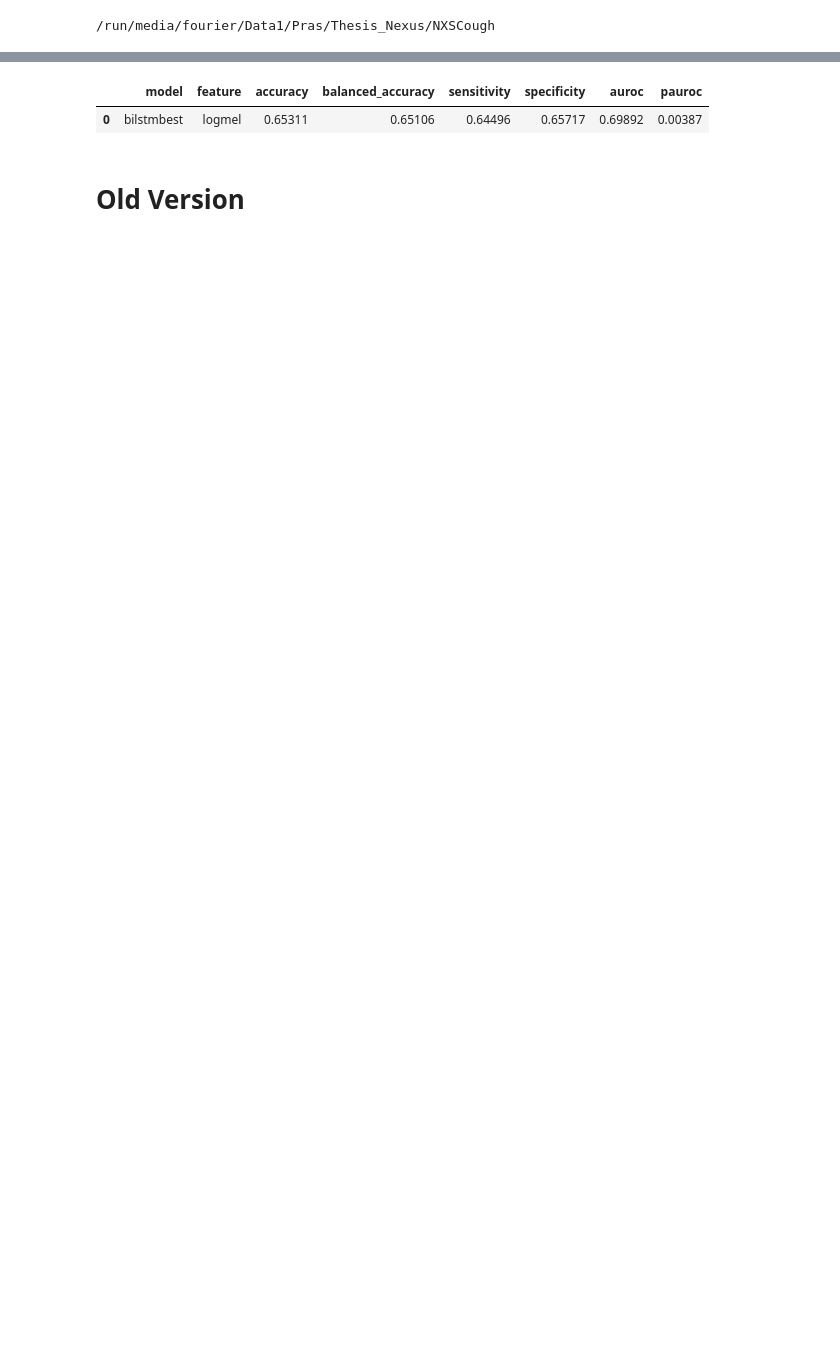
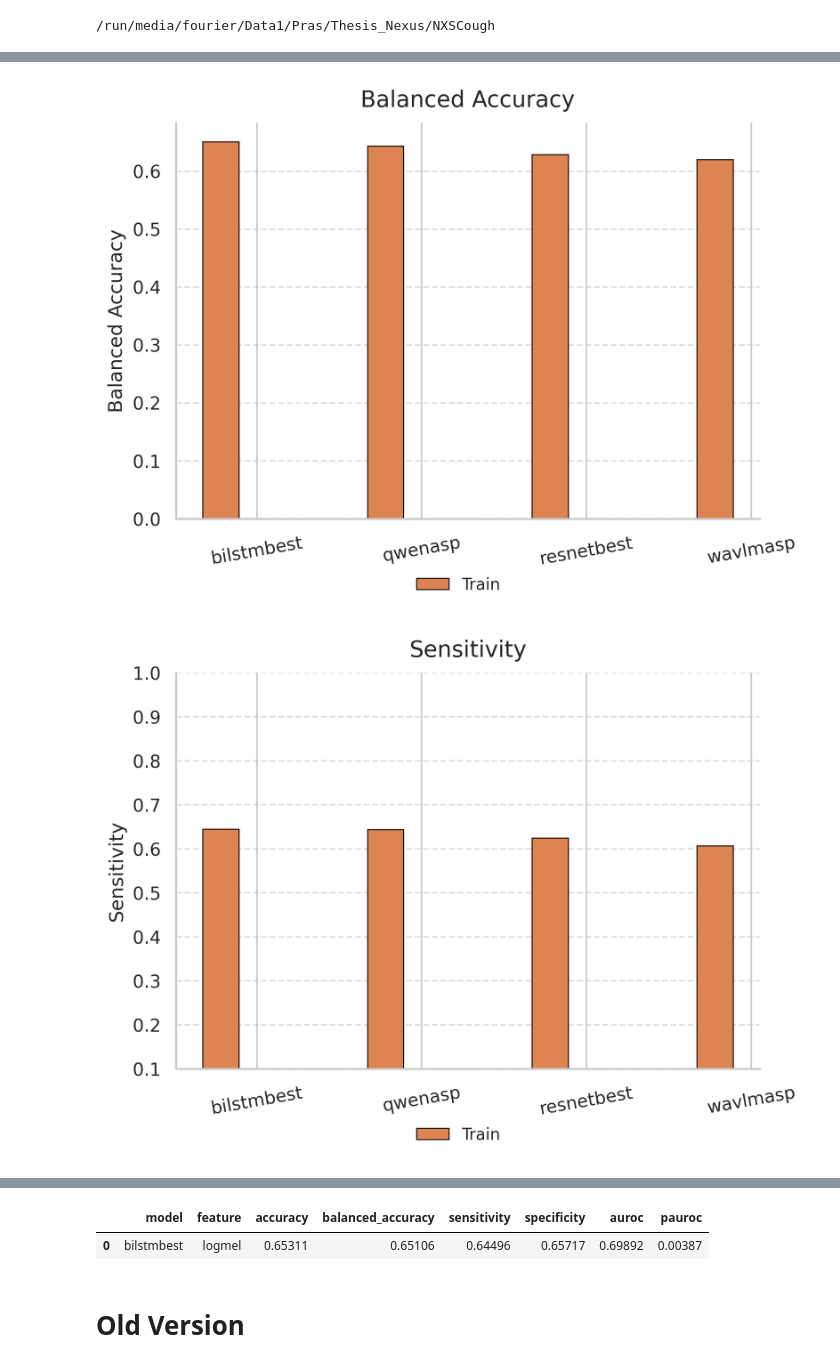
Before and after one commit to arkiven4/NXSCough, a Jupyter notebook: notebooks/compare_resultlogs.ipynb, the cells around one changed output, grey strips where cells are left out. Drawn from its saved outputs; the diff is of its cells as text; code cells hidden in the pictures; blank space fills up the shorter version.

```diff
--- a/notebooks/compare_resultlogs.ipynb
+++ b/notebooks/compare_resultlogs.ipynb
@@ -238,7 +246,7 @@ for metric, metric_label in metrics.items():
 
     handles = []
     all_values = []
-    for i, phase in enumerate(phases_order):
+    for i, phase in enumerate(["Test"]): # enumerate(phases_order):
         phase_df = model_df[model_df["phase"] == phase]
         values = [
             phase_df.loc[phase_df["model"] == f, metric].values[0]
@@ -270,30 +278,33 @@ for metric, metric_label in metrics.items():
 
     ymin = 0 if data_min <= 0 else max(0, data_min - padding)
     ymax = 1 if data_max >= 1 else min(1, data_max + padding)
     # -------------------------
     # Axes formatting
     # -------------------------
     ax.set_xticks(x)
     ax.set_xticklabels(models)
     ax.tick_params(axis='x', labelrotation=10)
     ax.set_ylabel(metric_label)
     if metric == "sensitivity" or metric == "specificity":
         ax.set_ylim(0.1, 1.0)
 
     ax.set_title(f"{metric_label}", pad=10)
     ax.grid(axis="y", linestyle="--", alpha=0.6)
 
     # -------------------------
     # Figure-level legend (NO overlap)
     # -------------------------
     fig.legend(
         handles,
         phases_order,
         loc="lower center",
         ncol=3,
         frameon=False,
         bbox_to_anchor=(0.5, -0.05)
     )
 
     fig.subplots_adjust(bottom=0.12)
     plt.show()
+# %% [output]
+[figure, added]
+[figure, added]
```
Also changed, not shown: parts of 5 cells of this notebook, 5 other files.
